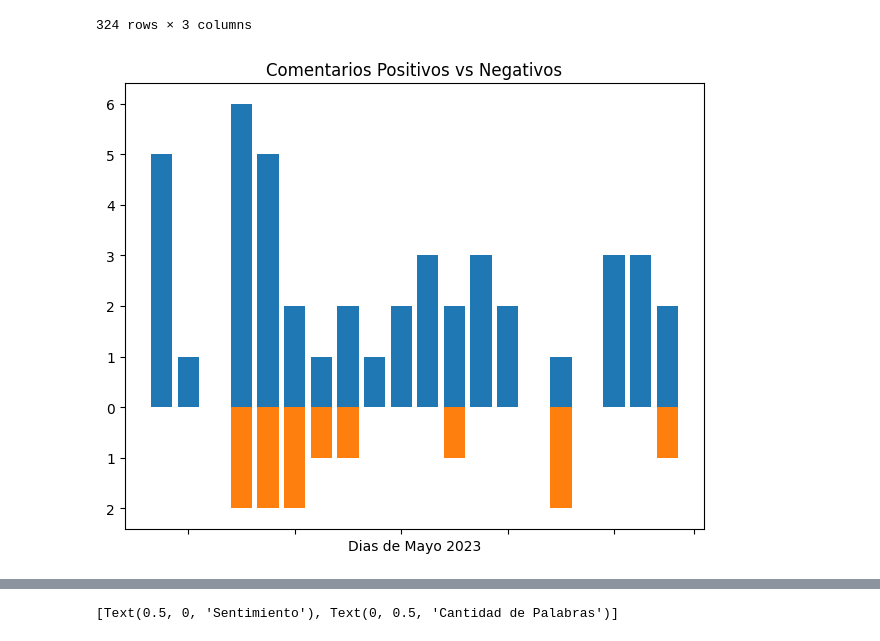
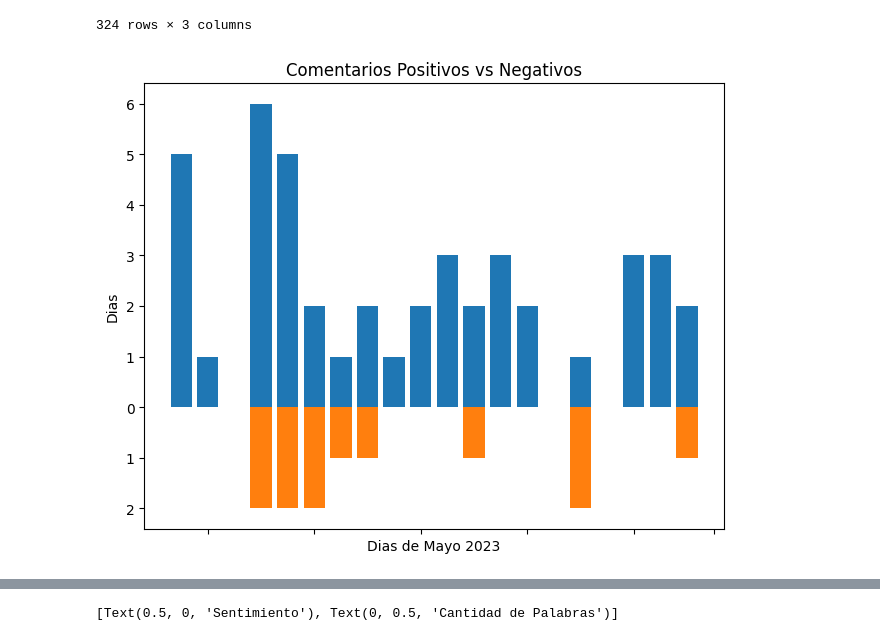
Before and after one commit to DEV-KONO/Los-sombreros-de-python, a Jupyter notebook: visualization.ipynb, the cells around one changed output, grey strips where cells are left out. Cells and saved outputs as stored; diff of their text form; code cells hidden in the pictures.

```diff
--- a/visualization.ipynb
+++ b/visualization.ipynb
@@ -6,7 +6,7 @@ import matplotlib.pyplot as plt
 from wordcloud import WordCloud
 
 
-df = pd.read_csv('dbParaAnalisis.csv')
+df = pd.read_csv('final\dbParaAnalisis.csv')
 df['date'] = pd.to_datetime(df['date'])
 df['Positivo'] = df['Sentimiento']
 df['Negativo'] = abs(df['Sentimiento']-1)
@@ -89,35 +89,35 @@ def grafico_comentarios(mes,año):
     if mes == 6:
         m = 'Junio'
     if mes == 7:
         m = 'Julio'
     if mes == 8:
         m = 'Agosto'
     if mes == 9:
         m = 'Septiembre'
     if mes == 10:
         m = 'Octubre'
     if mes == 11:
         m = 'Noviembre'
     if mes == 12:
         m = 'Diciembre'
 
     # Formatting x labels
     plt.xticks(rotation=90)
     plt.tight_layout()
     plt.tick_params(labelbottom=False)
     plt.tight_layout()
     plt.title('Comentarios Positivos vs Negativos')
     plt.xlabel('Dias de '+m+' '+str(año))
-    #plt.ylabel('Dias')
+    plt.ylabel('Dias')
 
     # Use absolute value for y-ticks
     ticks =  ax.get_yticks()
     ax.set_yticklabels([int(abs(tick)) for tick in ticks])
     plt.show()
 
 grafico_comentarios(5, 2023)
 # %% [output]
-[figure, old version]
+[figure, new version]
 # %%
 df = pd.read_csv('dbParaAnalisis.csv')
 df['date'] = pd.to_datetime(df['date'])
```
Also changed, not shown: 6 other files.
